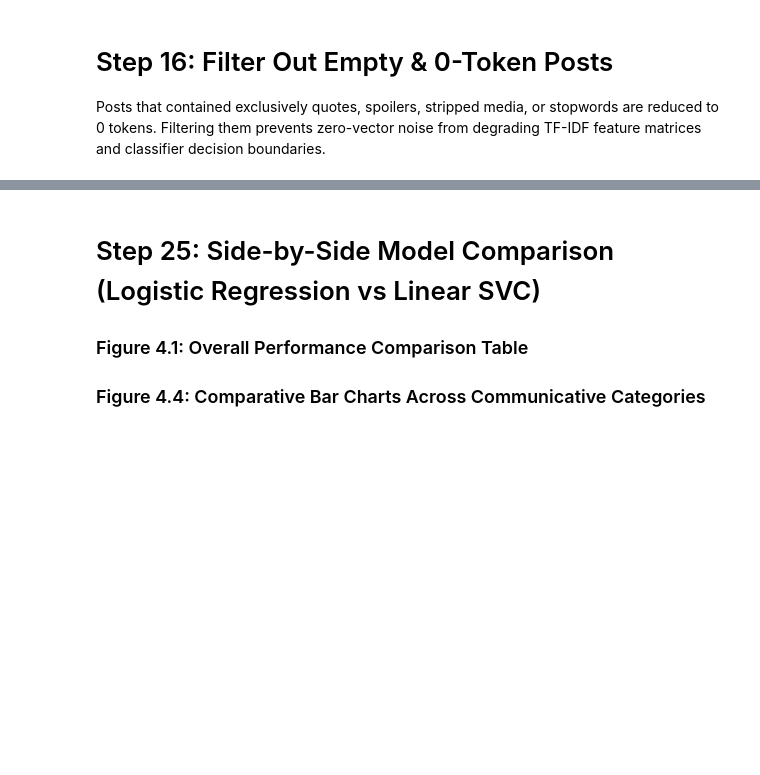
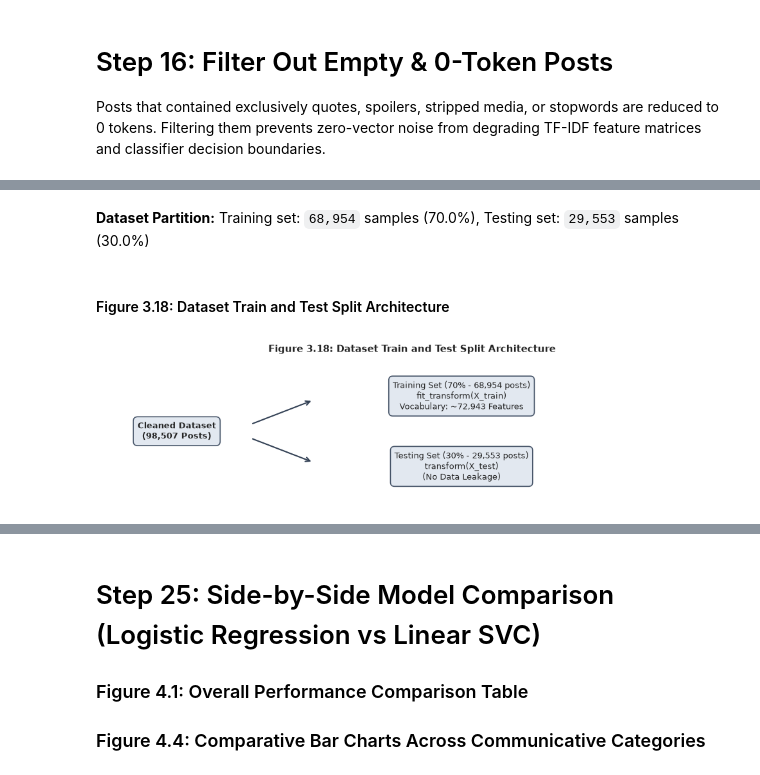
Before and after one commit to wjnotl/online-forum-communicative-intent-classification, a Jupyter notebook: figure_purpose.ipynb, the cells around one changed output, grey strips where cells are left out. Cells and saved outputs as stored; diff of their text form; code cells hidden in the pictures; blank space fills up the shorter version.

Commit message:
update figure

```diff
--- a/figure_purpose.ipynb
+++ b/figure_purpose.ipynb
@@ -95,7 +147,7 @@ display(noise_samples_df[['id', 'text']])
 Visualizes the overall distribution of the 6 communicative intent classes alongside the average post length (word count) for each intent category.
 # %%
 # Compute word count for each post
-df['word_count'] = df['text'].astype(str).apply(lambda x: len(x.split()))
+df['word_count'] = df['text'].apply(lambda x: len(str(x).split()))
 
 intent_stats = []
 for intent in target_cols:
@@ -899,9 +1071,3 @@ show_step_diff(
 # %% [markdown]
 # Step 16: Filter Out Empty & 0-Token Posts
 Posts that contained exclusively quotes, spoilers, stripped media, or stopwords are reduced to 0 tokens. Filtering them prevents zero-vector noise from degrading TF-IDF feature matrices and classifier decision boundaries.
-# %%
-initial_total_rows = len(df)
-df = df[df['clean_text'].astype(str).str.strip().str.len() > 0].reset_index(drop=True)
-dropped_rows = initial_total_rows - len(df)
-printmd(f"**Step 16 Completed:** Dropped `{dropped_rows:,}` empty/0-token posts ({dropped_rows/initial_total_rows*100:.4f}% of total).")
-printmd(f"**Cleaned Dataset for Model Training:** `{len(df):,}` valid informative posts remaining.")
@@ -1309,0 +1074,6 @@ plot_linear_svc_confusion_matrices(y_test, y_pred_svc, target_cols)
+# %%
+initial_total_rows = len(df)
+df = df[df['clean_text'].apply(lambda x: len(str(x).strip()) > 0)].reset_index(drop=True)
+dropped_rows = initial_total_rows - len(df)
+printmd(f"**Step 16 Completed:** Dropped `{dropped_rows:,}` empty/0-token posts ({dropped_rows/initial_total_rows*100:.4f}% of total).")
+printmd(f"**Cleaned Dataset for Model Training:** `{len(df):,}` valid informative posts remaining.")
@@ -1309,0 +1087,31 @@ plot_linear_svc_confusion_matrices(y_test, y_pred_svc, target_cols)
+# %%
+from sklearn.model_selection import train_test_split
+
+X_train, X_test, y_train, y_test = train_test_split(
+    df['clean_text'], df[target_cols], test_size=0.30, random_state=42
+)
+
+printmd(f"**Dataset Partition:** Training set: `{len(X_train):,}` samples ({len(X_train)/len(df)*100:.1f}%), Testing set: `{len(X_test):,}` samples ({len(X_test)/len(df)*100:.1f}%)")
+
+printmd("#### Figure 3.18: Dataset Train and Test Split Architecture")
+fig, ax = plt.subplots(figsize=(10, 2.8))
+ax.axis('off')
+
+bbox_clean = dict(boxstyle='round,pad=0.5', facecolor='#e2e8f0', edgecolor='#475569', lw=1.2)
+bbox_train = dict(boxstyle='round,pad=0.5', facecolor='#e2e8f0', edgecolor='#475569', lw=1.2)
+bbox_test = dict(boxstyle='round,pad=0.5', facecolor='#e2e8f0', edgecolor='#475569', lw=1.2)
+
+ax.text(0.12, 0.5, f"Cleaned Dataset\n({len(df):,} Posts)", ha='center', va='center', bbox=bbox_clean, fontsize=9.5, fontweight='bold')
+ax.annotate("", xy=(0.34, 0.72), xytext=(0.24, 0.55), arrowprops=dict(arrowstyle="->", lw=1.5, color='#334155'))
+ax.annotate("", xy=(0.34, 0.28), xytext=(0.24, 0.45), arrowprops=dict(arrowstyle="->", lw=1.5, color='#334155'))
+
+ax.text(0.58, 0.75, f"Training Set (70% - {len(X_train):,} posts)\nfit_transform(X_train)\nVocabulary: ~72,943 Features", ha='center', va='center', bbox=bbox_train, fontsize=9)
+ax.text(0.58, 0.25, f"Testing Set (30% - {len(X_test):,} posts)\ntransform(X_test)\n(No Data Leakage)", ha='center', va='center', bbox=bbox_test, fontsize=9)
+
+plt.title("Figure 3.18: Dataset Train and Test Split Architecture", fontsize=11, fontweight='bold', pad=10)
+plt.tight_layout()
+plt.show()
+# %% [output]
+**Dataset Partition:** Training set: `68,954` samples (70.0%), Testing set: `29,553` samples (30.0%)
+#### Figure 3.18: Dataset Train and Test Split Architecture
+[figure, added]
```
Also changed, not shown: parts of 127 cells of this notebook, 1 other file.
